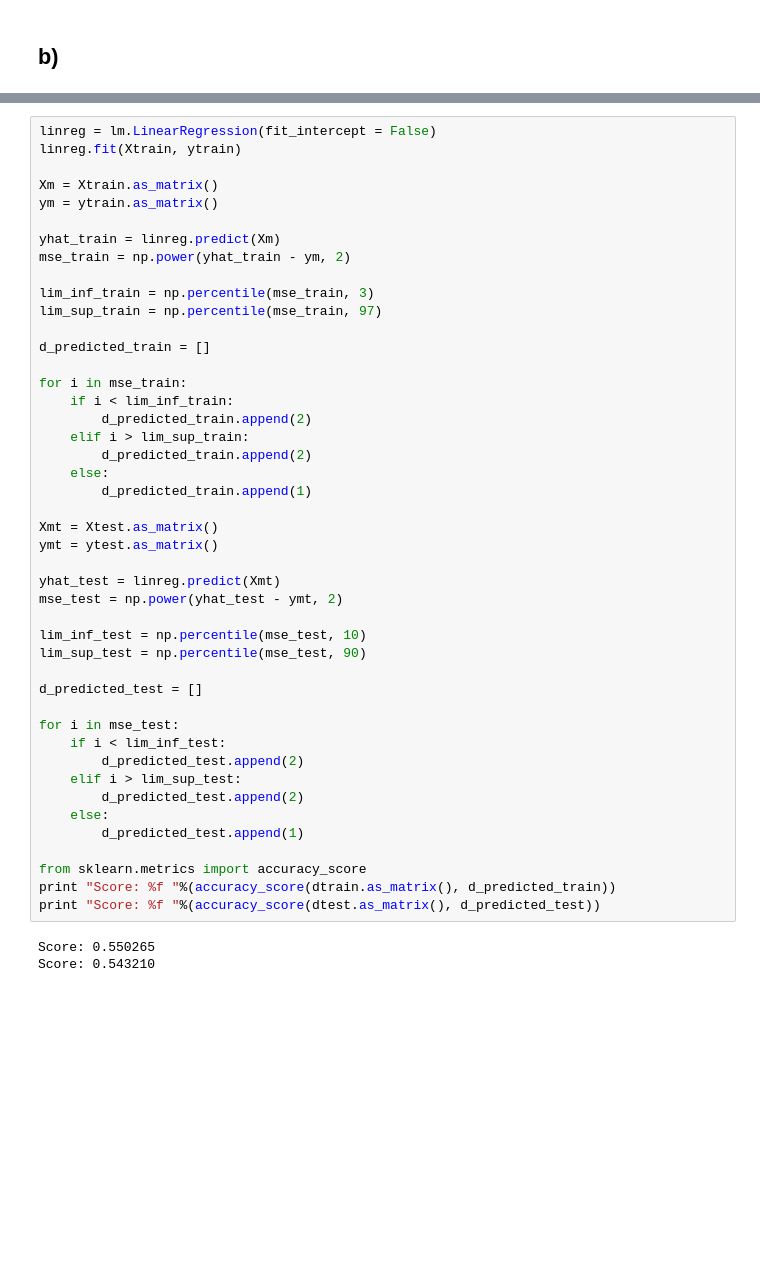
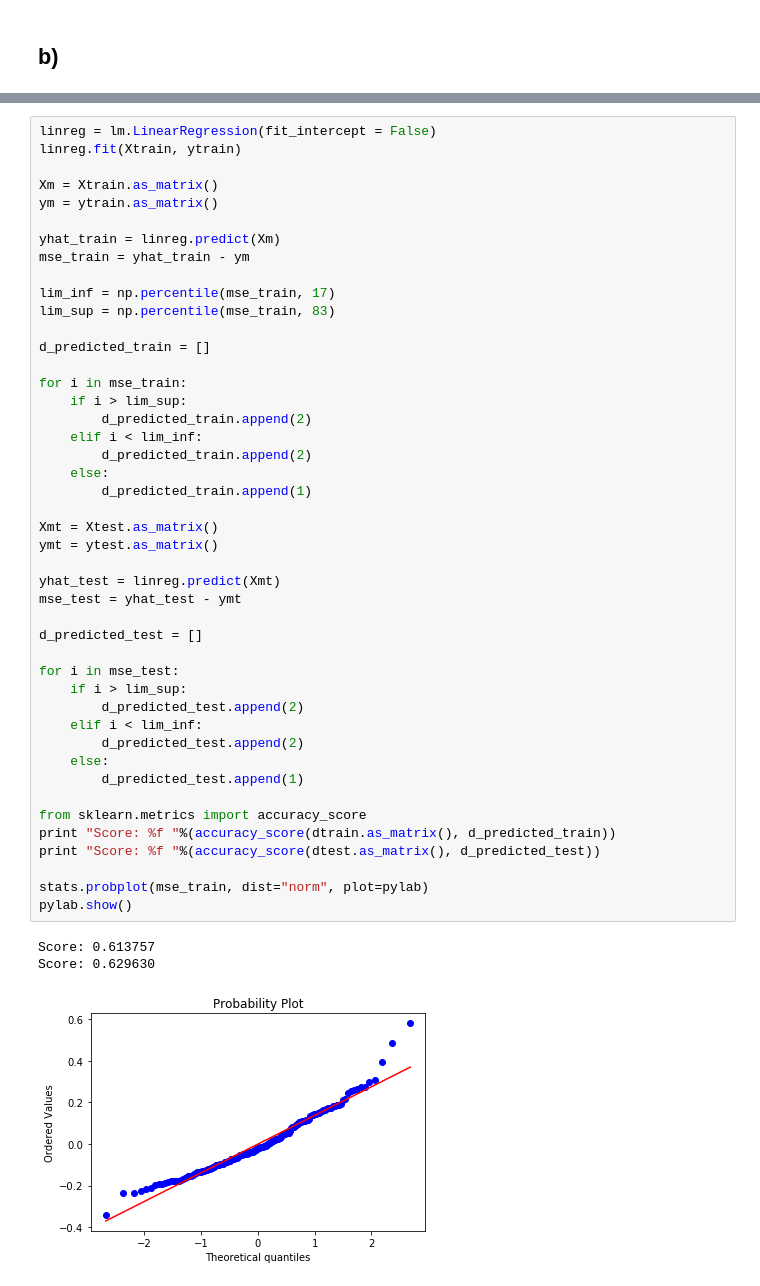
Before and after one commit to matiasarayac/tarea1-ML, a Jupyter notebook: tarea1.ipynb, the cells around one changed output, grey strips where cells are left out. Saved outputs shown, nothing was run; the diff lists cells and outputs as text; blank space fills up the shorter version.

```diff
--- a/tarea1.ipynb
+++ b/tarea1.ipynb
@@ -467,43 +473,44 @@ Xm = Xtrain.as_matrix()
 ym = ytrain.as_matrix()
 
 yhat_train = linreg.predict(Xm)
-mse_train = np.power(yhat_train - ym, 2)
+mse_train = yhat_train - ym
 
-lim_inf_train = np.percentile(mse_train, 3)
-lim_sup_train = np.percentile(mse_train, 97)
+lim_inf = np.percentile(mse_train, 17)
+lim_sup = np.percentile(mse_train, 83)
 
 d_predicted_train = []
 
 for i in mse_train:
-    if i < lim_inf_train:
+    if i > lim_sup:
         d_predicted_train.append(2)
-    elif i > lim_sup_train:
+    elif i < lim_inf:
         d_predicted_train.append(2)
     else:
         d_predicted_train.append(1)
 
 Xmt = Xtest.as_matrix()
 ymt = ytest.as_matrix()
 
 yhat_test = linreg.predict(Xmt)
-mse_test = np.power(yhat_test - ymt, 2)
-
-lim_inf_test = np.percentile(mse_test, 10)
-lim_sup_test = np.percentile(mse_test, 90)
+mse_test = yhat_test - ymt
 
 d_predicted_test = []
 
 for i in mse_test:
-    if i < lim_inf_test:
+    if i > lim_sup:
         d_predicted_test.append(2)
-    elif i > lim_sup_test:
+    elif i < lim_inf:
         d_predicted_test.append(2)
     else:
         d_predicted_test.append(1)
 
 from sklearn.metrics import accuracy_score
 print "Score: %f "%(accuracy_score(dtrain.as_matrix(), d_predicted_train))
 print "Score: %f "%(accuracy_score(dtest.as_matrix(), d_predicted_test))
+
+stats.probplot(mse_train, dist="norm", plot=pylab)
+pylab.show()
 # %% [output]
-Score: 0.550265
-Score: 0.543210
+Score: 0.613757
+Score: 0.629630
+[figure, added]
```
Also changed, not shown: parts of 3 cells of this notebook.
